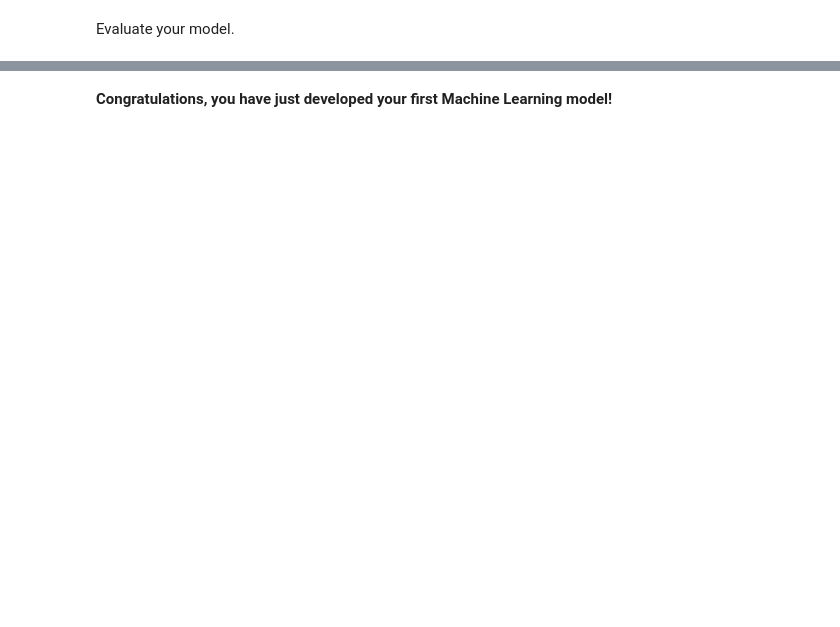
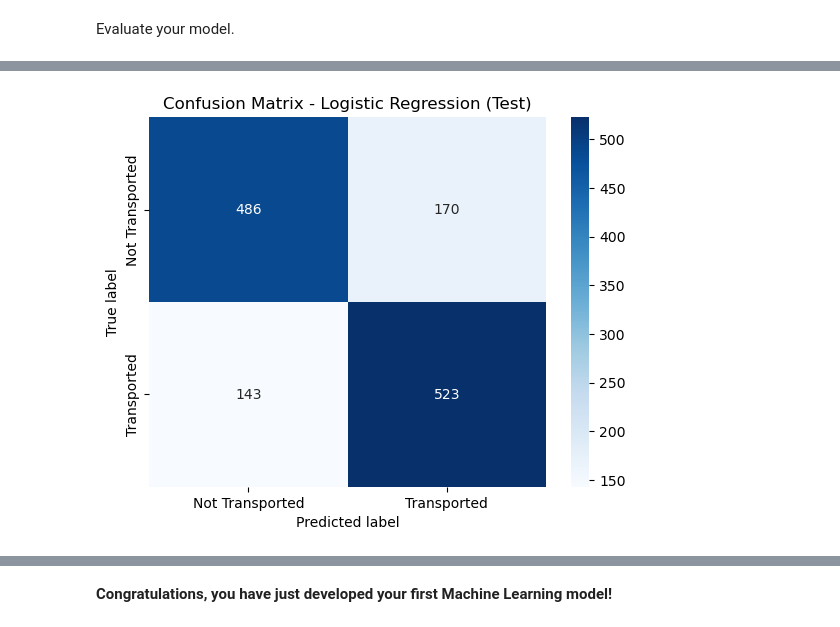
Before and after one commit to data-bootcamp-v4/lab-intro-to-ml, a Jupyter notebook: lab-intro_to_ml.ipynb, the cells around one changed output, grey strips where cells are left out. Drawn from its saved outputs; the diff is of its cells as text; code cells hidden in the pictures; blank space fills up the shorter version.

```diff
--- a/lab-intro_to_ml.ipynb
+++ b/lab-intro_to_ml.ipynb
@@ -118,5 +125,5 @@ And also lets define our target.
 #your code here
 
 # Select the features (X) and the target (y)
-X = spaceship_numerical[['Age', 'RoomService', 'FoodCourt', 'ShoppingMall', 'Spa', 'VRDeck']]
-y = spaceship_numerical['KNN']
+X = spaceship_numerical
+y = spaceship['Transported'].astype(int)  # Convert boolean to integer (0 or 1) / True = 1, False = 0
@@ -130,0 +134,8 @@ Now that we have split the data into **features** and **target** variables and i
+# %%
+X_train, X_test, y_train, y_test = train_test_split(
+    X, y,
+    test_size=0.2,
+    random_state=SEED,
+    stratify=y)
+print(f'X_train shape: {X_train.shape}')
+print(f'X_test shape:  {X_test.shape}')
@@ -144,0 +191,7 @@ Fit the model to your data.
+# %%
+# Create the model
+knn_model = KNeighborsClassifier() #No hyperparameters specified, as said per the instructions. Default values will be used.
+
+# Train the model
+knn_model.fit(X_train_scaled_df, y_train)
+print("Model trained successfully!")
@@ -148,0 +202,10 @@ Evaluate your model.
+# %%
+y_pred_train = knn_model.predict(X_train_scaled_df)
+y_pred_test = knn_model.predict(X_test_scaled_df)
+
+accuracy_train = accuracy_score(y_train, y_pred_train)
+print(f"Training Accuracy: {accuracy_train *100:.2f}%")
+accuracy_test = accuracy_score(y_test, y_pred_test)
+print(f"Testing Accuracy: {accuracy_test *100:.2f}%")
+
+print(classification_report(y_test, y_pred_test, target_names=['Not Transported', 'Transported']))
@@ -148,0 +223,18 @@ Evaluate your model.
+# %%
+# Confusion Matrix (Test)
+# -----------------------
+
+cm = confusion_matrix(y_test, y_pred_test)
+
+# After remapping, 0 = Not Transported, 1 = Transported --> use this order, NOT
+# cancer_data.target_names (that one still reflects sklearn's ORIGINAL order)
+class_labels = ['Not Transported', 'Transported']
+
+sns.heatmap(cm, annot=True, fmt='d', cmap='Blues',
+            xticklabels=class_labels, yticklabels=class_labels)
+plt.ylabel('True label')
+plt.xlabel('Predicted label')
+plt.title('Confusion Matrix - Logistic Regression (Test)')
+plt.show()
+# %% [output]
+[figure, added]
```
Also changed, not shown: parts of 13 cells of this notebook.
